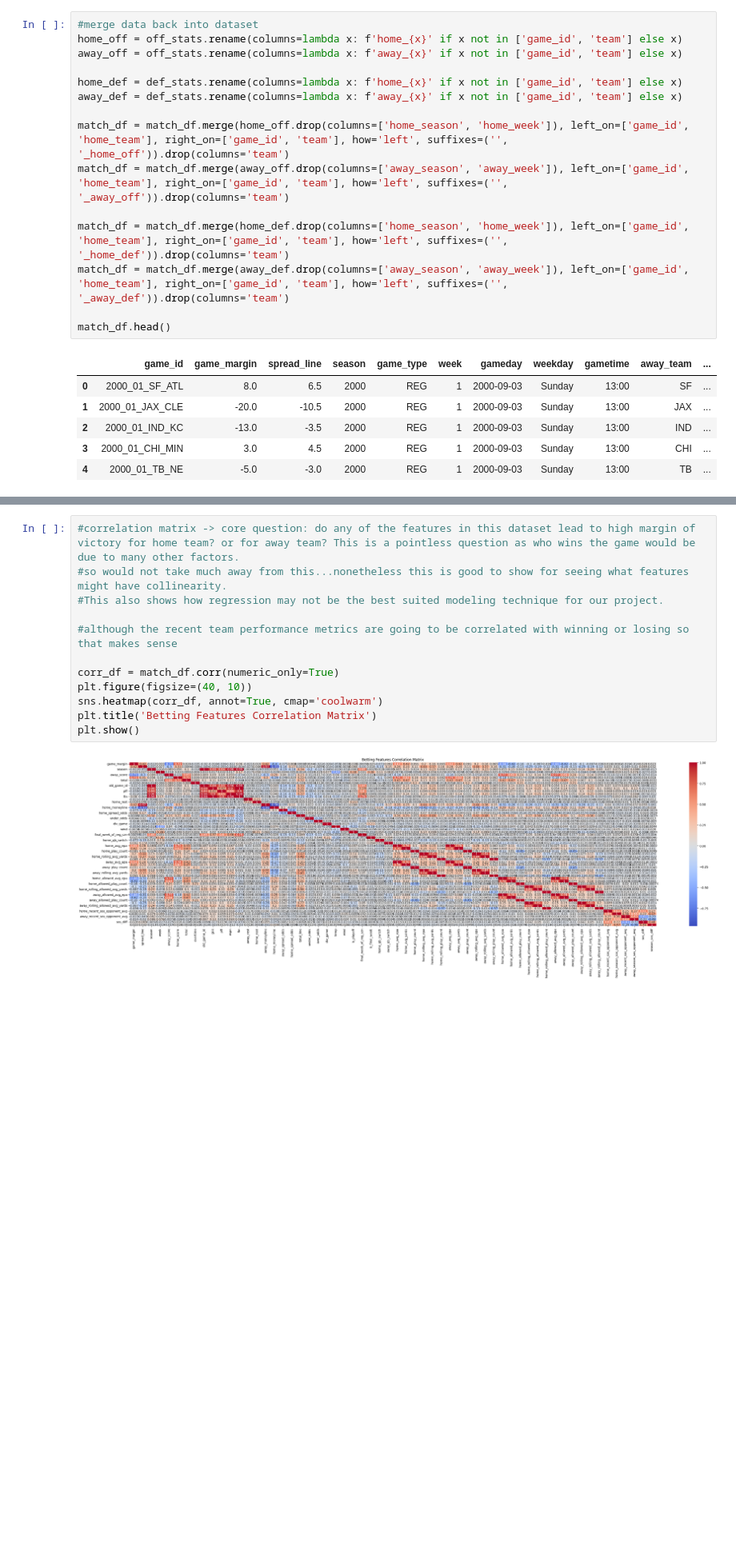
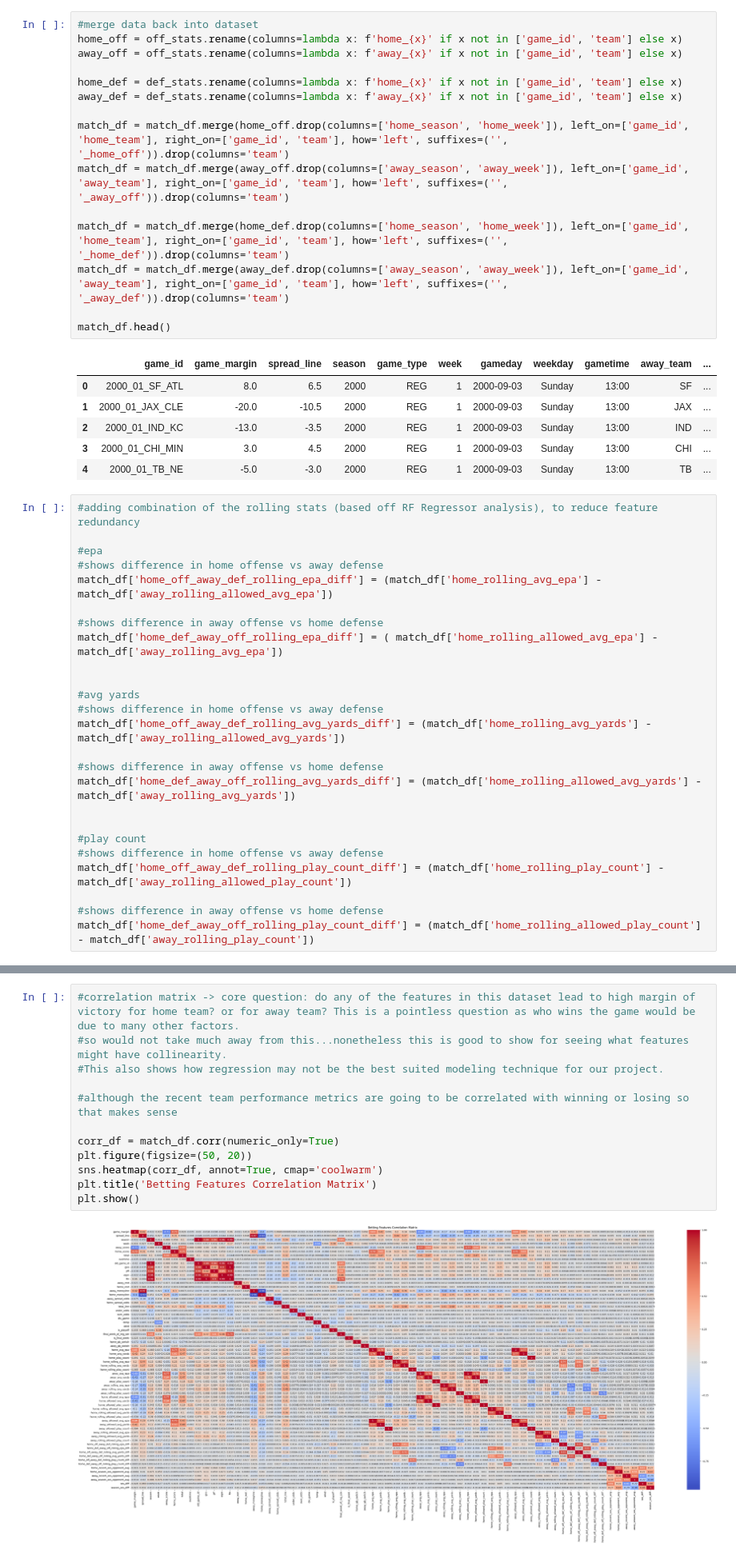
Before and after one commit to joscho11/BettingEdge, a Jupyter notebook: DS606_TeamE_Schoenbaum_Kuykendall_BettingEdge.ipynb, the cells around one changed output, grey strips where cells are left out. Shown at 80% size. Saved outputs shown, nothing was run; the diff lists cells and outputs as text; blank space fills up the shorter version.

Commit message:
rf regressor added
this push adds features to reduce redundancy and adds rf regressor. struggles with evaluation. trying to find the right balance of features.

```diff
--- a/DS606_TeamE_Schoenbaum_Kuykendall_BettingEdge.ipynb
+++ b/DS606_TeamE_Schoenbaum_Kuykendall_BettingEdge.ipynb
@@ -243,10 +248,10 @@ home_def = def_stats.rename(columns=lambda x: f'home_{x}' if x not in ['game_id'
 away_def = def_stats.rename(columns=lambda x: f'away_{x}' if x not in ['game_id', 'team'] else x)
 
 match_df = match_df.merge(home_off.drop(columns=['home_season', 'home_week']), left_on=['game_id', 'home_team'], right_on=['game_id', 'team'], how='left', suffixes=('', '_home_off')).drop(columns='team')
-match_df = match_df.merge(away_off.drop(columns=['away_season', 'away_week']), left_on=['game_id', 'home_team'], right_on=['game_id', 'team'], how='left', suffixes=('', '_away_off')).drop(columns='team')
+match_df = match_df.merge(away_off.drop(columns=['away_season', 'away_week']), left_on=['game_id', 'away_team'], right_on=['game_id', 'team'], how='left', suffixes=('', '_away_off')).drop(columns='team')
 
 match_df = match_df.merge(home_def.drop(columns=['home_season', 'home_week']), left_on=['game_id', 'home_team'], right_on=['game_id', 'team'], how='left', suffixes=('', '_home_def')).drop(columns='team')
-match_df = match_df.merge(away_def.drop(columns=['away_season', 'away_week']), left_on=['game_id', 'home_team'], right_on=['game_id', 'team'], how='left', suffixes=('', '_away_def')).drop(columns='team')
+match_df = match_df.merge(away_def.drop(columns=['away_season', 'away_week']), left_on=['game_id', 'away_team'], right_on=['game_id', 'team'], how='left', suffixes=('', '_away_def')).drop(columns='team')
 
 match_df.head()
 # %% [output]
@@ -256,6 +261,31 @@ match_df.head()
 | 2 | 2000_01_IND_KC | -13.0 | -3.5 | 2000 | REG | 1 | 2000-09-03 | Sunday | 13:00 | IND | ... |
 | 3 | 2000_01_CHI_MIN | 3.0 | 4.5 | 2000 | REG | 1 | 2000-09-03 | Sunday | 13:00 | CHI | ... |
 | 4 | 2000_01_TB_NE | -5.0 | -3.0 | 2000 | REG | 1 | 2000-09-03 | Sunday | 13:00 | TB | ... |
+# %%
+#adding combination of the rolling stats (based off RF Regressor analysis), to reduce feature redundancy
+
+#epa
+#shows difference in home offense vs away defense
+match_df['home_off_away_def_rolling_epa_diff'] = (match_df['home_rolling_avg_epa'] - match_df['away_rolling_allowed_avg_epa'])
+
+#shows difference in away offense vs home defense
+match_df['home_def_away_off_rolling_epa_diff'] = ( match_df['home_rolling_allowed_avg_epa'] - match_df['away_rolling_avg_epa'])
+
+
+#avg yards
+#shows difference in home offense vs away defense
+match_df['home_off_away_def_rolling_avg_yards_diff'] = (match_df['home_rolling_avg_yards'] - match_df['away_rolling_allowed_avg_yards'])
+
+#shows difference in away offense vs home defense
+match_df['home_def_away_off_rolling_avg_yards_diff'] = (match_df['home_rolling_allowed_avg_yards'] - match_df['away_rolling_avg_yards'])
+
+
+#play count
+#shows difference in home offense vs away defense
+match_df['home_off_away_def_rolling_play_count_diff'] = (match_df['home_rolling_play_count'] - match_df['away_rolling_allowed_play_count'])
+
+#shows difference in away offense vs home defense
+match_df['home_def_away_off_rolling_play_count_diff'] = (match_df['home_rolling_allowed_play_count'] - match_df['away_rolling_play_count'])
 # %%
 import pandas as pd
 
@@ -380,17 +412,17 @@ Name: away_qb_switch, dtype: int64
 # %%
 #correlation matrix -> core question: do any of the features in this dataset lead to high margin of victory for home team? or for away team? This is a pointless question as who wins the game would be due to many other factors.
 #so would not take much away from this...nonetheless this is good to show for seeing what features might have collinearity.
 #This also shows how regression may not be the best suited modeling technique for our project.
 
 #although the recent team performance metrics are going to be correlated with winning or losing so that makes sense
 
 corr_df = match_df.corr(numeric_only=True)
-plt.figure(figsize=(40, 10))
+plt.figure(figsize=(50, 20))
 sns.heatmap(corr_df, annot=True, cmap='coolwarm')
 plt.title('Betting Features Correlation Matrix')
 plt.show()
 # %% [output]
-[figure, old version]
+[figure, new version]
 # %%
 #distribution of target variable. most spreads tend to be within 10 points of zero
 sns.histplot(match_df['spread_line'], bins=20)
```
Also changed, not shown: parts of 23 cells of this notebook.
